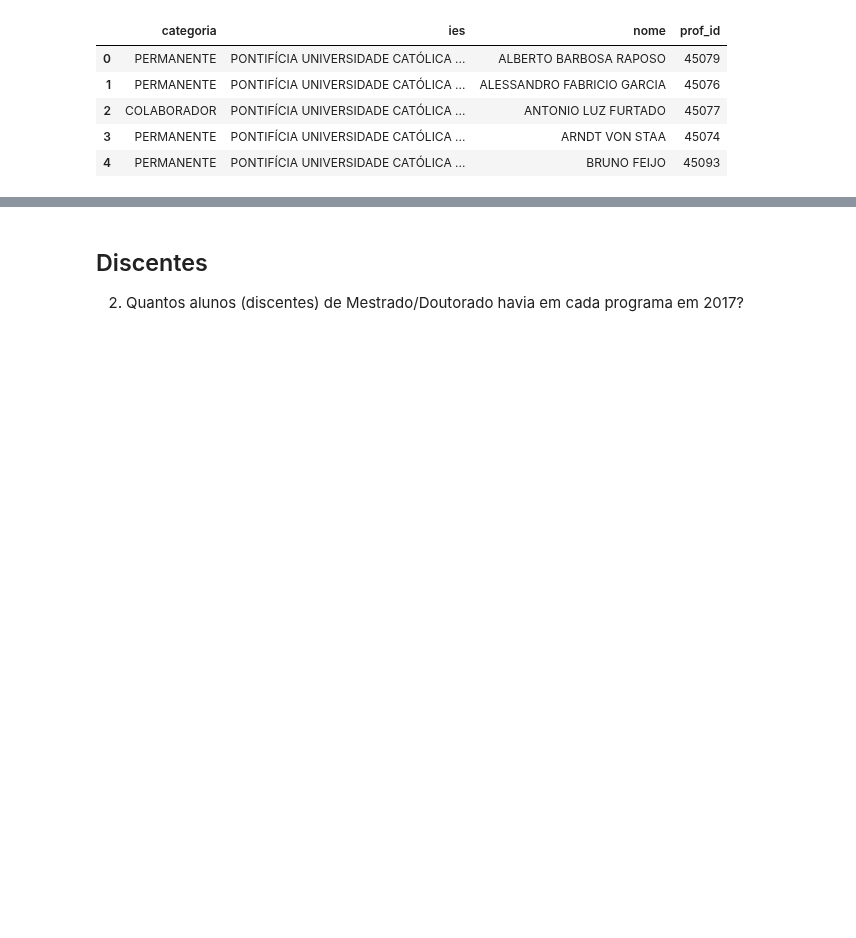
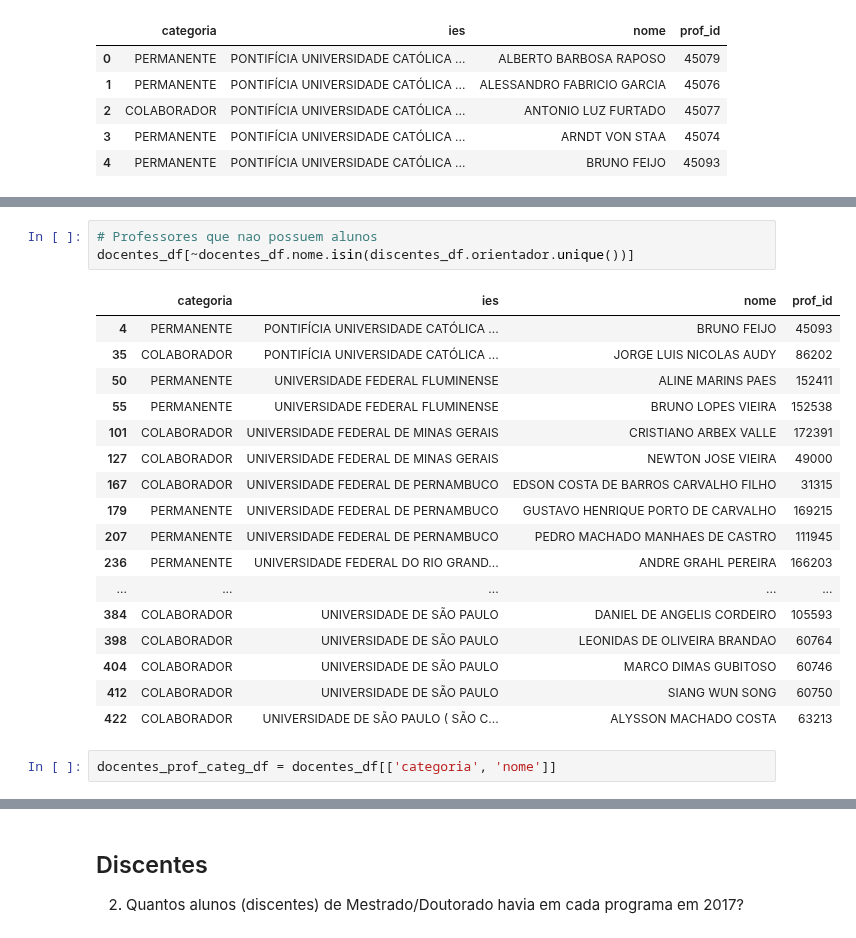
Before and after one commit to Pedalves/DataScience, a Jupyter notebook: CAPES/T1.1 Enunciado - Analise descritiva de dados de PG.ipynb, the cells around one changed output, grey strips where cells are left out. Drawn from its saved outputs; the diff is of its cells as text; blank space fills up the shorter version.

```diff
--- a/CAPES/T1.1 Enunciado - Analise descritiva de dados de PG.ipynb
+++ b/CAPES/T1.1 Enunciado - Analise descritiva de dados de PG.ipynb
@@ -50,0 +64,23 @@ discentes_prof_df.orientador.describe()
+# %%
+# Professores que nao possuem alunos
+docentes_df[~docentes_df.nome.isin(discentes_df.orientador.unique())]
+# %% [output]
+|  | categoria | ies | nome | prof_id |
+| 4 | PERMANENTE | PONTIFÍCIA UNIVERSIDADE CATÓLICA ... | BRUNO FEIJO | 45093 |
+| 35 | COLABORADOR | PONTIFÍCIA UNIVERSIDADE CATÓLICA ... | JORGE LUIS NICOLAS AUDY | 86202 |
+| 50 | PERMANENTE | UNIVERSIDADE FEDERAL FLUMINENSE | ALINE MARINS PAES | 152411 |
+| 55 | PERMANENTE | UNIVERSIDADE FEDERAL FLUMINENSE | BRUNO LOPES VIEIRA | 152538 |
+| 101 | COLABORADOR | UNIVERSIDADE FEDERAL DE MINAS GERAIS | CRISTIANO ARBEX VALLE | 172391 |
+| 127 | COLABORADOR | UNIVERSIDADE FEDERAL DE MINAS GERAIS | NEWTON JOSE VIEIRA | 49000 |
+| 167 | COLABORADOR | UNIVERSIDADE FEDERAL DE PERNAMBUCO | EDSON COSTA DE BARROS CARVALHO FILHO | 31315 |
+| 179 | PERMANENTE | UNIVERSIDADE FEDERAL DE PERNAMBUCO | GUSTAVO HENRIQUE PORTO DE CARVALHO | 169215 |
+| 207 | PERMANENTE | UNIVERSIDADE FEDERAL DE PERNAMBUCO | PEDRO MACHADO MANHAES DE CASTRO | 111945 |
+| 236 | PERMANENTE | UNIVERSIDADE FEDERAL DO RIO GRAND... | ANDRE GRAHL PEREIRA | 166203 |
+| ... | ... | ... | ... | ... |
+| 384 | COLABORADOR | UNIVERSIDADE DE SÃO PAULO | DANIEL DE ANGELIS CORDEIRO | 105593 |
+| 398 | COLABORADOR | UNIVERSIDADE DE SÃO PAULO | LEONIDAS DE OLIVEIRA BRANDAO | 60764 |
+| 404 | COLABORADOR | UNIVERSIDADE DE SÃO PAULO | MARCO DIMAS GUBITOSO | 60746 |
+| 412 | COLABORADOR | UNIVERSIDADE DE SÃO PAULO | SIANG WUN SONG | 60750 |
+| 422 | COLABORADOR | UNIVERSIDADE DE SÃO PAULO ( SÃO C... | ALYSSON MACHADO COSTA | 63213 |
+# %%
+docentes_prof_categ_df = docentes_df[['categoria', 'nome']]
```
Also changed, not shown: parts of 17 cells of this notebook.
